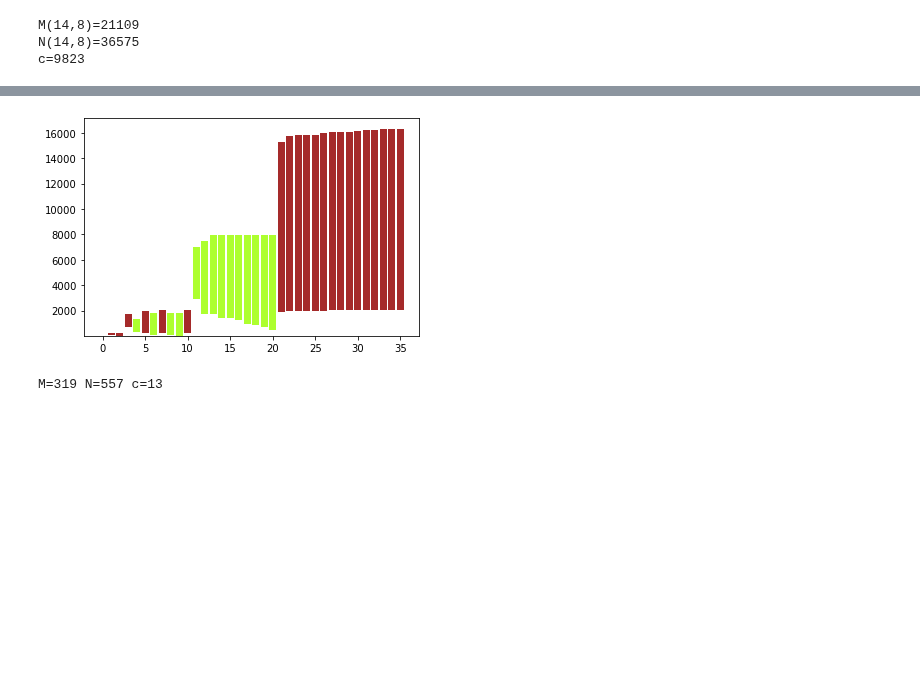
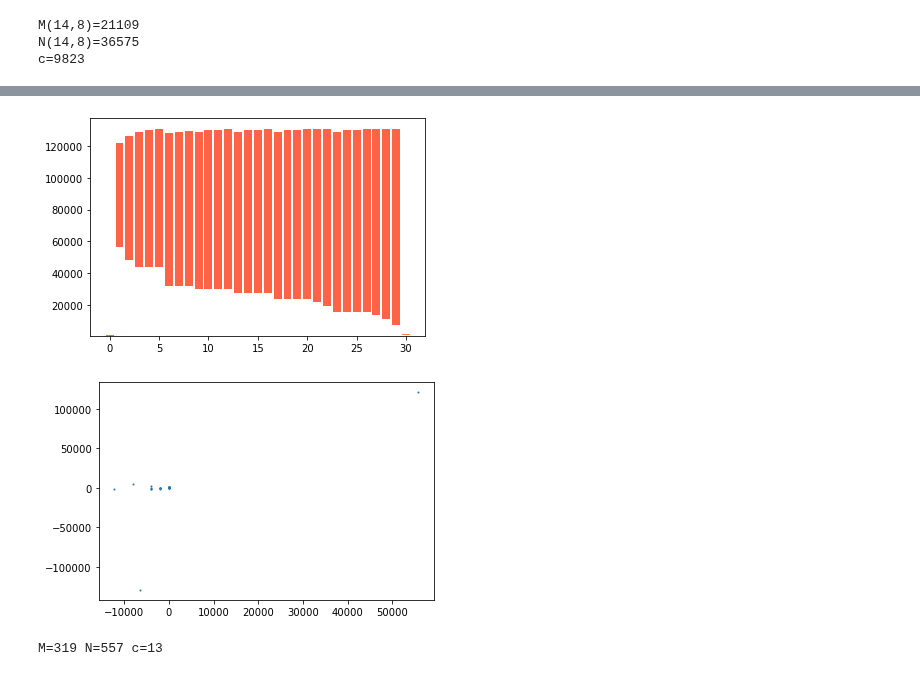
Before and after one commit to Sultanow/collatz, a Jupyter notebook: 04 Cycles/Python/notebook/eldar_parityvector.ipynb, the cells around one changed output, grey strips where cells are left out. Drawn from its saved outputs; the diff is of its cells as text; code cells hidden in the pictures; blank space fills up the shorter version.

```diff
--- a/04 Cycles/Python/notebook/eldar_parityvector.ipynb
+++ b/04 Cycles/Python/notebook/eldar_parityvector.ipynb
@@ -196,0 +208,19 @@ from=10101101 to=11011010 rot=4
+# %%
+#generate some cycles
+rot_cases = []
+max_values = []
+for i in range(1, 1000):
+    vec = toBinVec(i)
+    x_min, x_max, odd_x_max, vec_min, vec_max = find_min_max(vec)
+    rot_dist_left, rot_dist_right = find_rotational_distance(vec_min, vec_max)
+    l = len(vec_max)
+    n = countOnes(vec)
+    c = calculate_c(l,n)
+    quot = (n*rot_dist_left+1)/l
+    if quot.is_integer() and x_max not in max_values:
+        max_values.append(x_max)
+        rot_cases.append([x_min, x_max, toStr(vec_min), toStr(vec_max), l, rot_dist_left, n, quot, x_max-x_min, cycle(calculate_z(vec_max), c), c])
+
+df = pd.DataFrame(rot_cases, columns = ['min', 'max', 'B_min', 'B_max', 'l', 'r', 'U', '(U*r+1)/l', 'B_max-B_min', 'cycle', 'c'])
+pd.set_option('display.expand_frame_repr', False)
+print(df[4:26])
@@ -197,28 +245,42 @@ from=10101101 to=11011010 rot=4
 # %%
 rot_cases = []
 max_values = []
-for i in range(2, 10000):
+for i in range(1, 100000):
     vec = toBinVec(i)
     x_min, x_max, odd_x_max, vec_min, vec_max = find_min_max(vec)
     rot_dist_left, rot_dist_right = find_rotational_distance(vec_min, vec_max)
     l = len(vec_max)
-    n = countOnes(vec)
-    quot = (n*rot_dist_left+1)/l
+    U = countOnes(vec)
+    quot = (U*rot_dist_left+1)/l
     if quot.is_integer() and x_max not in max_values:
         max_values.append(x_max)
-        rot_cases.append([x_min, x_max, toStr(vec_min), toStr(vec_max), l, rot_dist_left, n, quot, x_max-x_min])
+        rot_cases.append([x_min, x_max, toStr(vec_min), toStr(vec_max), l, rot_dist_left, U, quot, x_max-x_min])
 
-df = pd.DataFrame(rot_cases, columns = ['min', 'max', 'b_min', 'b_max', 'len', 'r', 'n', 'q', 'diff'])
-df.sort_values('diff', inplace=True)
+df = pd.DataFrame(rot_cases, columns = ['min', 'max', 'b_min', 'b_max', 'l', 'r', 'U', 'q', 'diff'])
 
-#df_plot = df[(df.q > 1)]
+#line scatter (df_plot = df[(df.q > 1)])
+#df.sort_values('diff', inplace=True)
+
+#circ scatter (df_plot = df[(df.q > 1)])
+#df.sort_values('r', inplace=True)
+
+df.sort_values(['r', 'diff'], ascending=[True, True], inplace=True)
+
+#df_plot = df.loc[(df.q > 1)]
 #df_plot = df[(df.q > 1) & (df.r.eq(3))]
-df_plot = df[(df.q > 1) & (df.r.isin([3,8]))]
+#df_plot = df[(df.q.eq(2)) & (df.r.eq(3)) & (df.len.eq(8))]
+#df_plot = df.loc[(df.q > 1) & (df.r.isin([11, 13]))]
+#df_plot = df[df.q.eq(2) & df.r.eq(5)]
+#df_plot = df[df.q.eq(5) & df.r.eq(7)]
+df_plot = df.loc[(df.q.isin([5])) & (df.r.isin([3,5,7,9,11]))]
 #df_plot = df[(df.len.isin([2,4,6,8,10,12,14,16,18,20,22,24,26,28,30,32]))]
 #df_plot = df[(df.len.isin([3,5,7,9,11,13,15,17,19,21,23,25,27,29,31,33]))]
 #df_plot = df_plot[0:60]
 
-print(df_plot)
+df_plot['diff_min'] = df_plot['min'].diff()
+df_plot['diff_max'] = df_plot['max'].diff()
+df_plot['diff_quot'] = df_plot['diff_max']/df_plot['diff_min']
+print(df_plot.iloc[0:50,0:9])
 
 x = []
 y = []
@@ -236,4 +298,7 @@ for index, row in df_plot.iterrows():
 
 plt.bar(x, y, bottom=y_offset, color=colors)
 plt.show()
+
+plt.scatter(df_plot["diff_min"].tolist(), df_plot["diff_max"].tolist(), s=1)
+plt.show()
 # %% [output]
@@ -257,4 +322,5 @@ plt.show()
-[figure, old version]
+[figure, new version]
+[figure, added]
 # %%
 #should bring 130
 #print(rotate_left(5,7,8))
```
Also changed, not shown: parts of 4 cells of this notebook, 4 other files.
